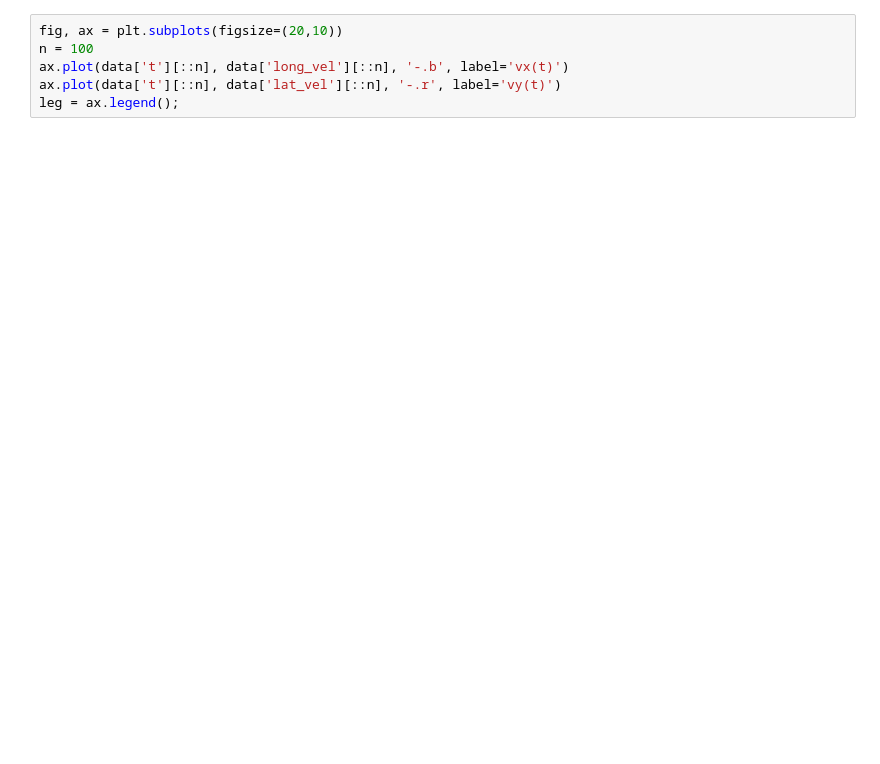
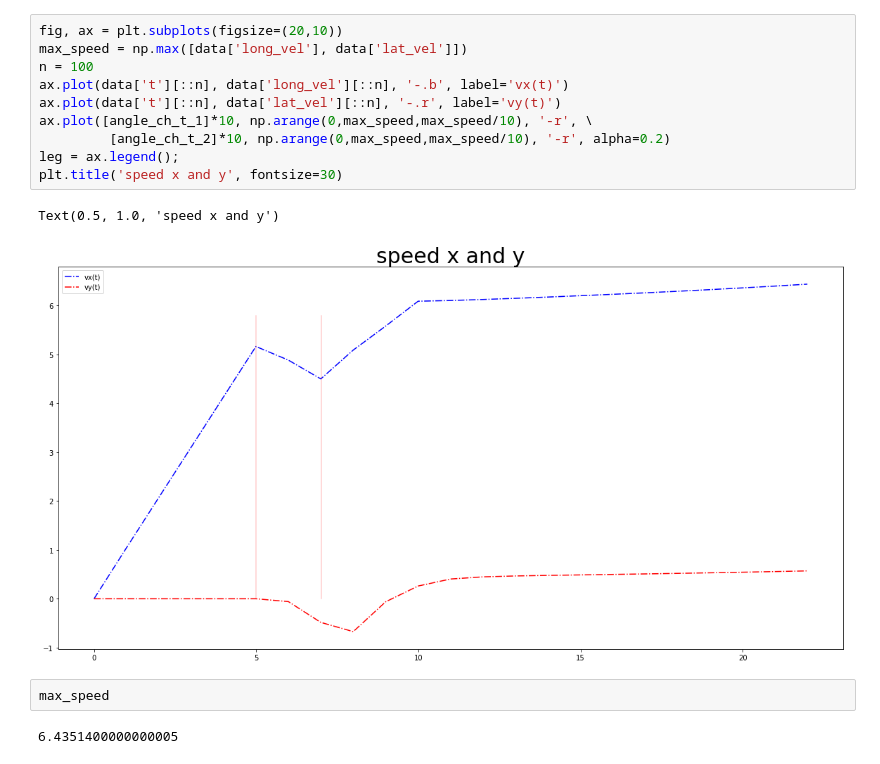
Before and after one commit to AvaRat/dynamic-model-car-simulator, a Jupyter notebook: simulator_visualization.ipynb, the cells around one changed output. Saved outputs shown, nothing was run; the diff lists cells and outputs as text; blank space fills up the shorter version.

```diff
--- a/simulator_visualization.ipynb
+++ b/simulator_visualization.ipynb
@@ -95,6 +143,17 @@ plt.plot()
 # %%
 fig, ax = plt.subplots(figsize=(20,10))
+max_speed = np.max([data['long_vel'], data['lat_vel']])
 n = 100
 ax.plot(data['t'][::n], data['long_vel'][::n], '-.b', label='vx(t)')
 ax.plot(data['t'][::n], data['lat_vel'][::n], '-.r', label='vy(t)')
+ax.plot([angle_ch_t_1]*10, np.arange(0,max_speed,max_speed/10), '-r', \
+         [angle_ch_t_2]*10, np.arange(0,max_speed,max_speed/10), '-r', alpha=0.2)
 leg = ax.legend();
+plt.title('speed x and y', fontsize=30)
+# %% [output]
+Text(0.5, 1.0, 'speed x and y')
+[figure, added]
+# %%
+max_speed
+# %% [output]
+6.4351400000000005
```
Also changed, not shown: parts of 22 cells of this notebook, 7 other files.
